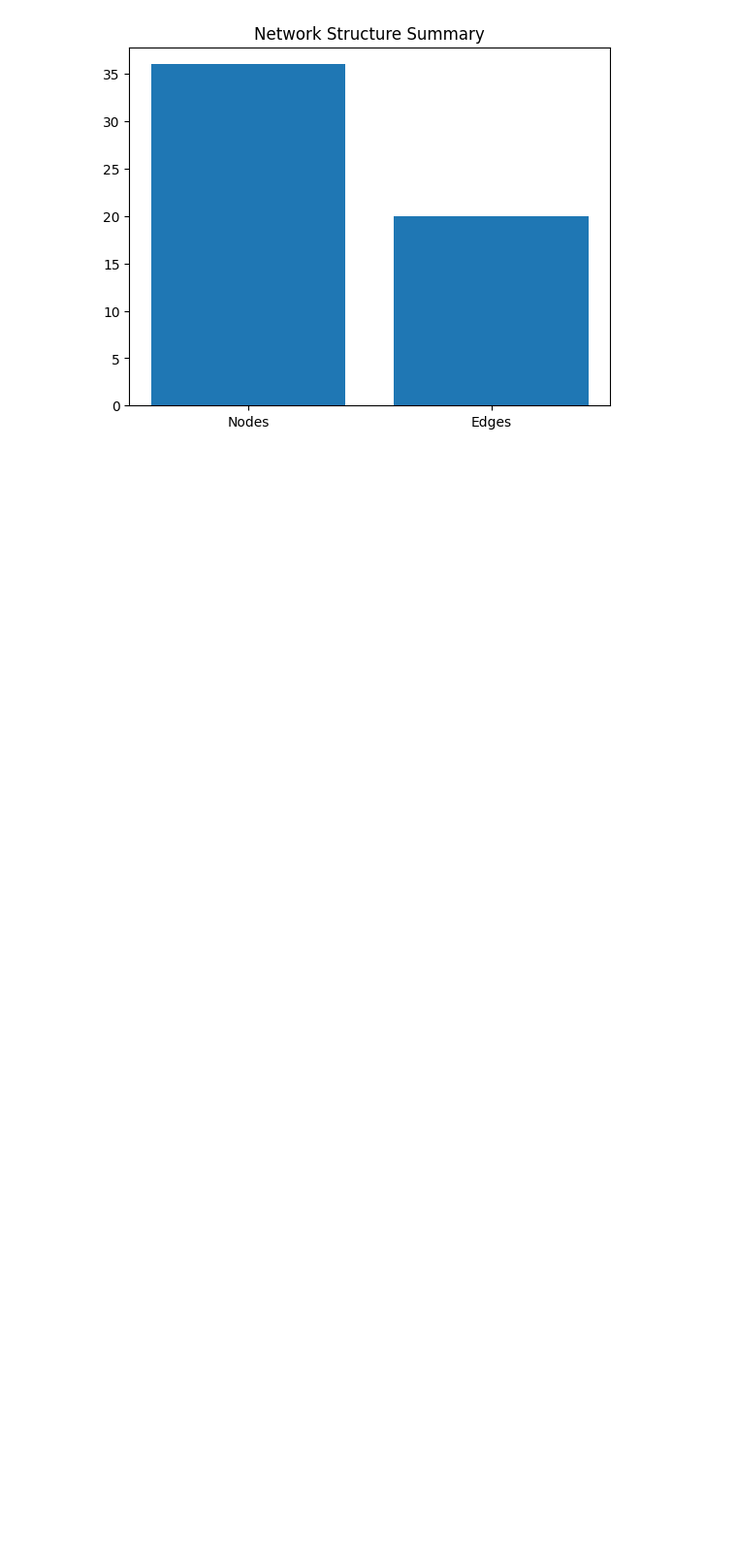
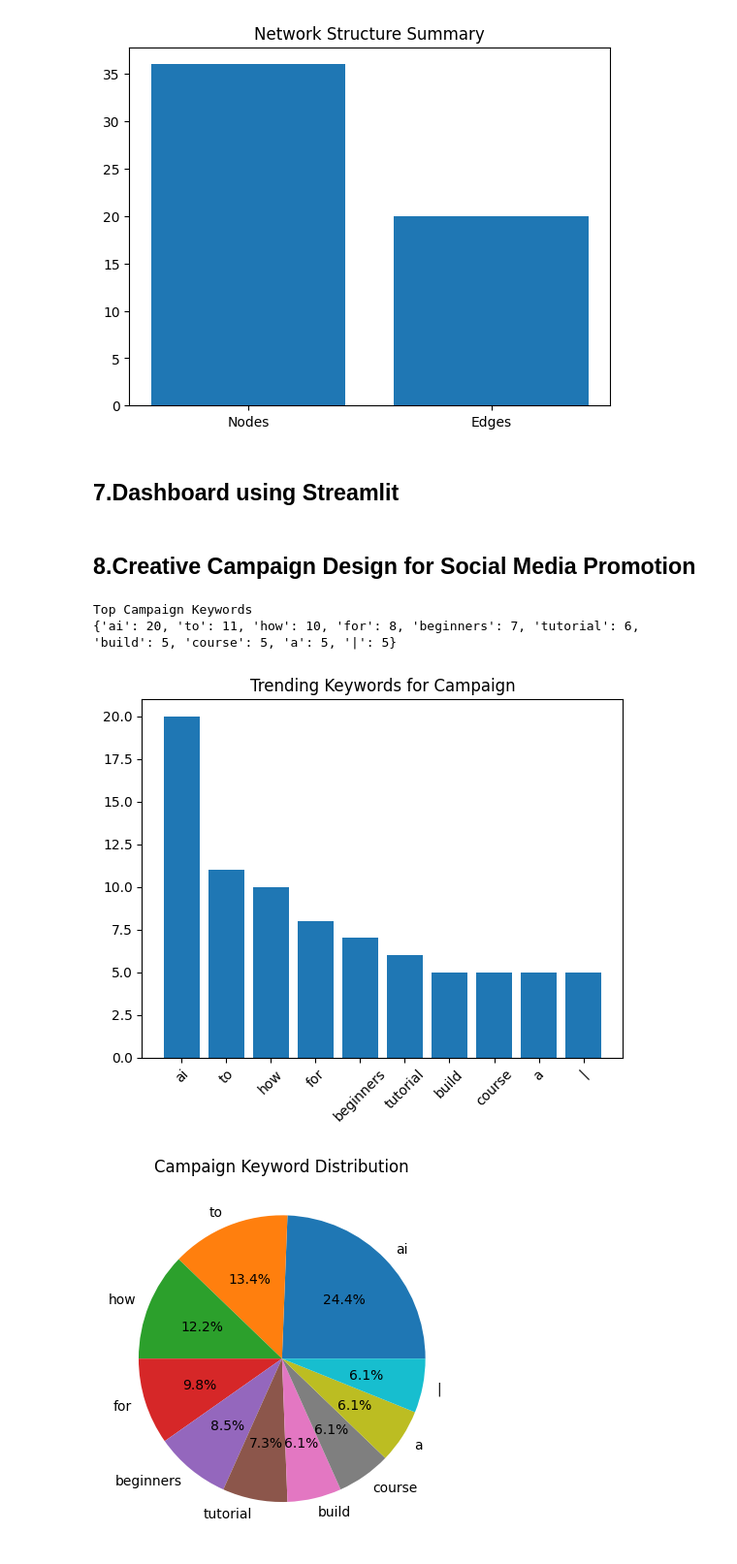
Before and after one commit to AdityaK1304/YouTube_Social_Media_Anlytics_Project, a Jupyter notebook: research/model.ipynb, the cells around one changed output. Shown at 97% size. Saved outputs shown, nothing was run; the diff lists cells and outputs as text; code cells hidden in the pictures; blank space fills up the shorter version.

```diff
--- a/research/model.ipynb
+++ b/research/model.ipynb
@@ -203,3 +205,59 @@ plt.show()
 # %% [output]
 [figure]
 [figure]
+# %% [markdown]
+## 7.Dashboard using Streamlit ##
+# %% [markdown]
+## 8.Creative Campaign Design for Social Media Promotion ##
+# %%
+# -------------------------------------------------
+# STEP 3: Extract Keywords from Titles
+# -------------------------------------------------
+text = " ".join(data['title']).lower()
+
+words = text.split()
+
+word_freq = Counter(words)
+
+top_words = dict(word_freq.most_common(10))
+
+print("Top Campaign Keywords")
+print(top_words)
+
+# -------------------------------------------------
+# GRAPH 1: Top Promotion Keywords
+# -------------------------------------------------
+plt.bar(top_words.keys(), top_words.values())
+
+plt.xticks(rotation=45)
+
+plt.title("Trending Keywords for Campaign")
+
+plt.show()
+
+# -------------------------------------------------
+# GRAPH 2: Keyword Distribution
+# -------------------------------------------------
+plt.pie(top_words.values(), labels=top_words.keys(), autopct='%1.1f%%')
+
+plt.title("Campaign Keyword Distribution")
+
+plt.show()
+
+# -------------------------------------------------
+# GRAPH 3: Video Posting Trend
+# -------------------------------------------------
+data['published_at'] = pd.to_datetime(data['published_at'])
+
+data['year'] = data['published_at'].dt.year
+
+data['year'].value_counts().plot(kind='bar')
+
+plt.title("Content Posting Trend")
+
+plt.show()
+# %% [output]
+Top Campaign Keywords
+{'ai': 20, 'to': 11, 'how': 10, 'for': 8, 'beginners': 7, 'tutorial': 6, 'build': 5, 'course': 5, 'a': 5, '|': 5}
+[figure, added]
+[figure, added]
```
Also changed, not shown: parts of 10 cells of this notebook, 3 other files.
